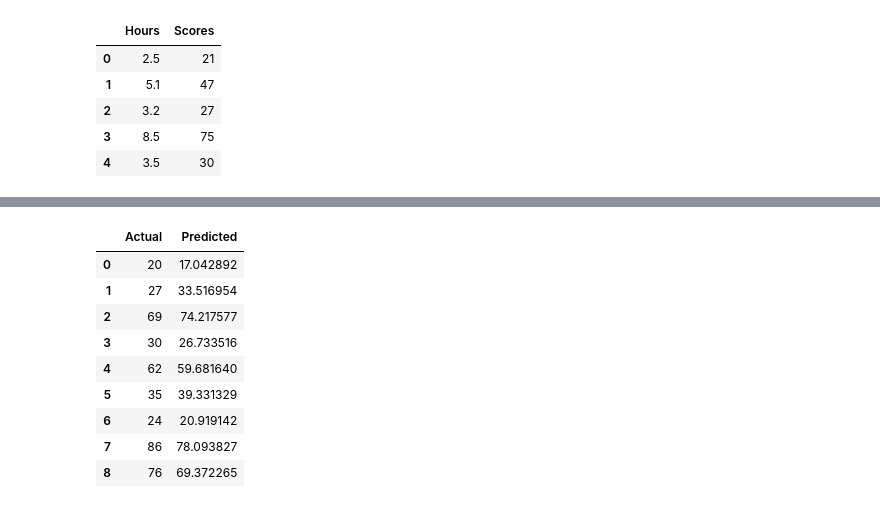
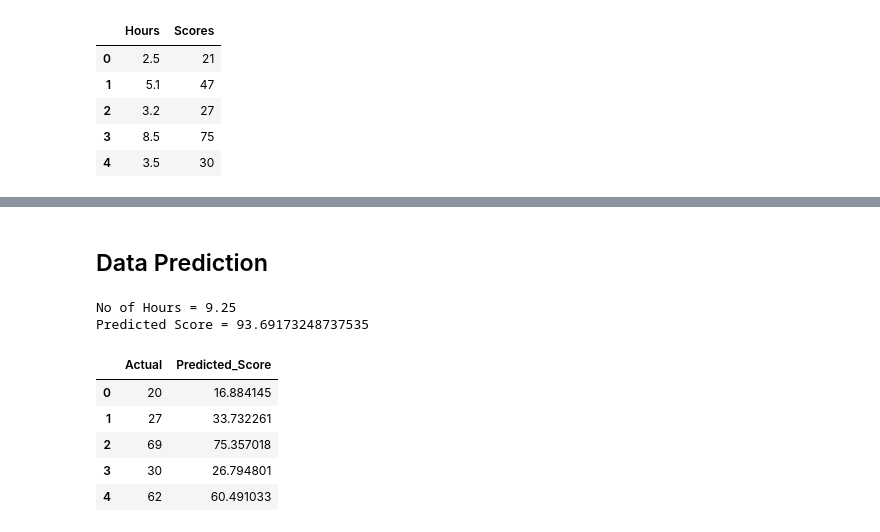
Before and after one commit to honey2158/Prediction-using-Supervised-ML, a Jupyter notebook: Task1.ipynb, the cells around one changed output, grey strips where cells are left out. Saved outputs shown, nothing was run; the diff lists cells and outputs as text; code cells hidden in the pictures.

```diff
--- a/Task1.ipynb
+++ b/Task1.ipynb
@@ -12,7 +17,6 @@ import numpy as np
 # %%
 #Reading the data
-url = "http://bit.ly/w-data"
-df = pd.read_csv(url)
+df = pd.read_csv(r"http://bit.ly/w-data")
 df.head()
 # %% [output]
 |  | Hours | Scores |
@@ -24,8 +45,8 @@ df.head()
 # %%
 #Assigning the values to X and Y variable
 X = df.iloc[:, :-1].values
-y = df.iloc[:, -1].values
+y = df.iloc[:, 1].values
 # %%
 #Splitting the dataset into train set and test set
 from sklearn.model_selection import train_test_split
-X_train, X_test, y_train, y_test = train_test_split(X, y, test_size = 1/3, random_state = 0)
+X_train, X_test, y_train, y_test = train_test_split(X, y, test_size = 0.2, random_state = 0)
@@ -66,15 +93,22 @@ plt.show()
+# %% [markdown]
+## Data Prediction
+# %%
+#Predicting the given value
+hours = 9.25
+prediction = regressor.predict([[hours]])
+print("No of Hours = {}".format(hours))
+print("Predicted Score = {}".format(prediction[0]))
+# %% [output]
+No of Hours = 9.25
+Predicted Score = 93.69173248737535
 # %%
 # Comparing Actual vs Predicted
-df1 = pd.DataFrame({'Actual': y_test.flatten(), 'Predicted': y_pred.flatten()})
-df1
+df_pred = pd.DataFrame({'Actual':y_test,'Predicted_Score': y_pred})
+df_pred
 # %% [output]
-|  | Actual | Predicted |
-| 0 | 20 | 17.042892 |
-| 1 | 27 | 33.516954 |
-| 2 | 69 | 74.217577 |
-| 3 | 30 | 26.733516 |
-| 4 | 62 | 59.681640 |
-| 5 | 35 | 39.331329 |
-| 6 | 24 | 20.919142 |
-| 7 | 86 | 78.093827 |
-| 8 | 76 | 69.372265 |
+|  | Actual | Predicted_Score |
+| 0 | 20 | 16.884145 |
+| 1 | 27 | 33.732261 |
+| 2 | 69 | 75.357018 |
+| 3 | 30 | 26.794801 |
+| 4 | 62 | 60.491033 |
```
Also changed, not shown: parts of 21 cells of this notebook.
